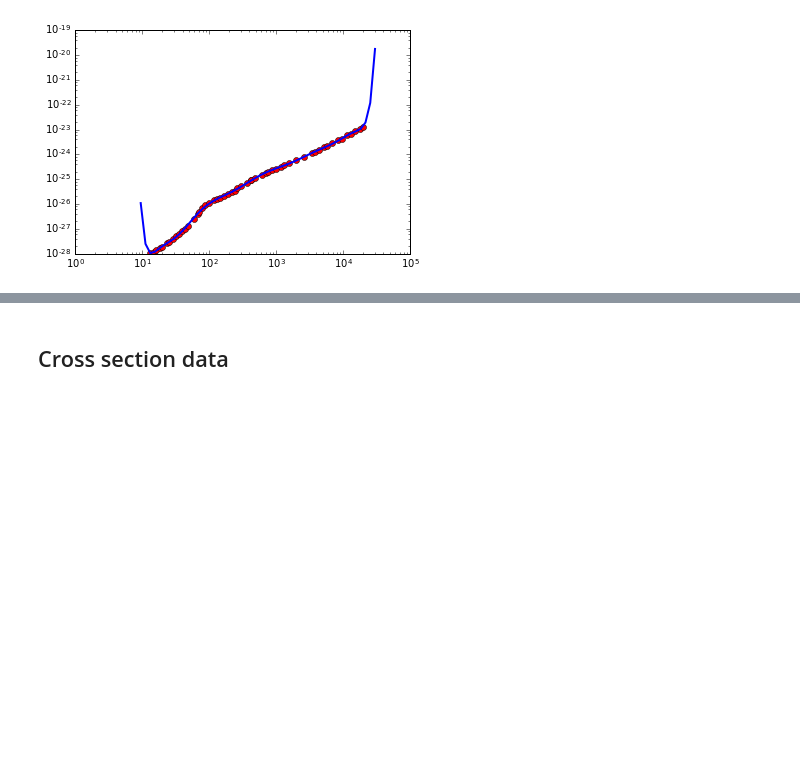
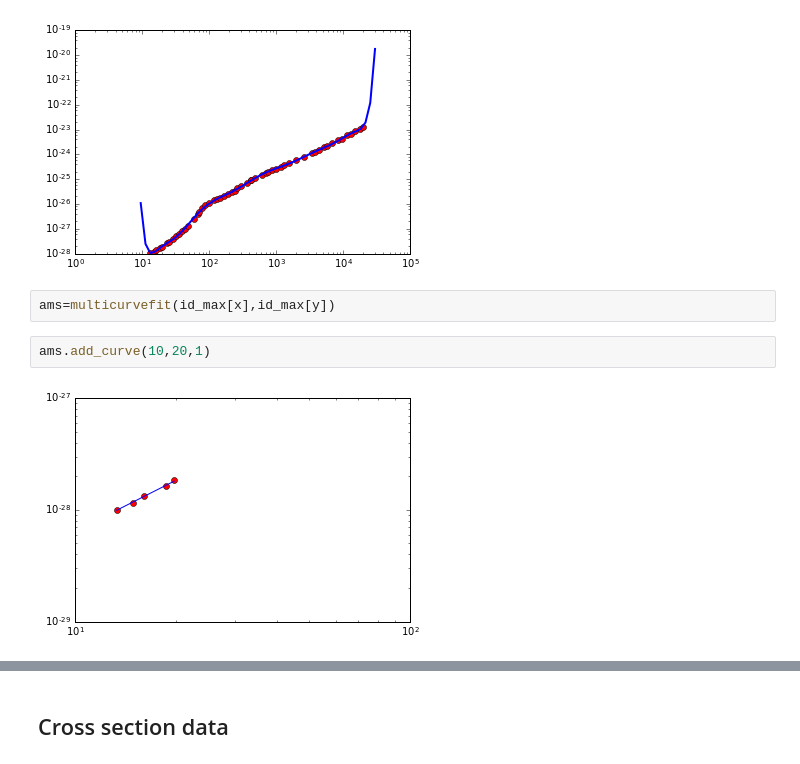
Before and after one commit to restrepo/straightfits, a Jupyter notebook: examples/example_multicurves.ipynb, the cells around one changed output, grey strips where cells are left out. Cells and saved outputs as stored; diff of their text form; blank space fills up the shorter version.

```diff
--- a/examples/example_multicurves.ipynb
+++ b/examples/example_multicurves.ipynb
@@ -84,3 +84,9 @@ plt.loglog(xx,ID_MAX(xx),'b-',lw=2)
 # %% [output]
 [<matplotlib.lines.Line2D at 0x...>]
 [figure]
+# %%
+ams=multicurvefit(id_max[x],id_max[y])
+# %%
+ams.add_curve(10,20,1)
+# %% [output]
+[figure, added]
```
Also changed, not shown: parts of 6 cells of this notebook, 2 other files.
